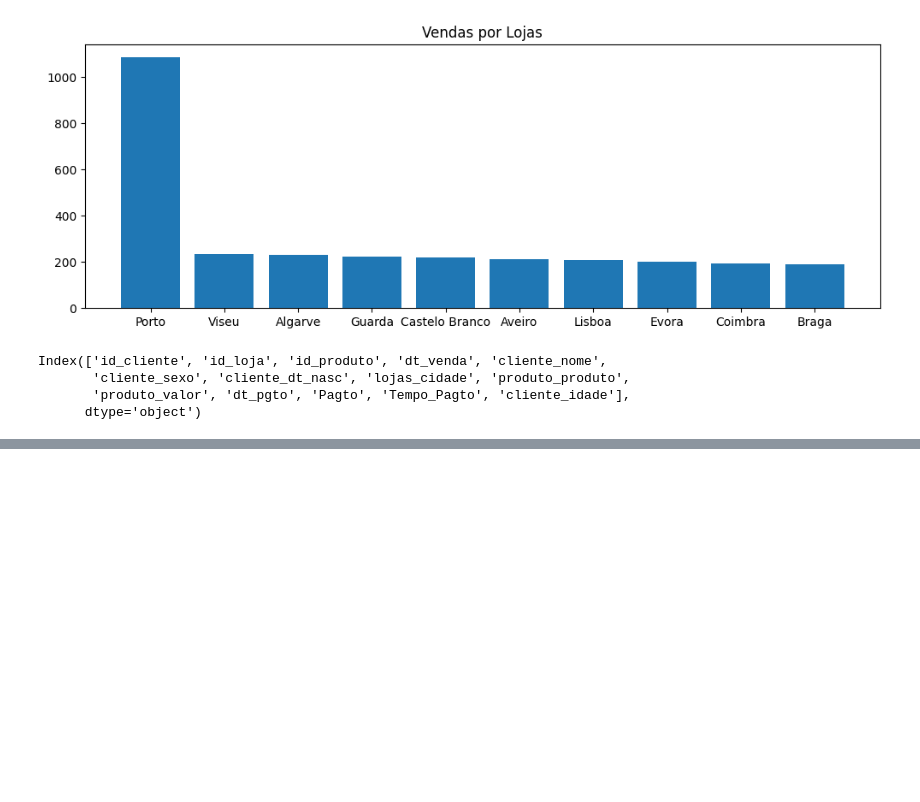
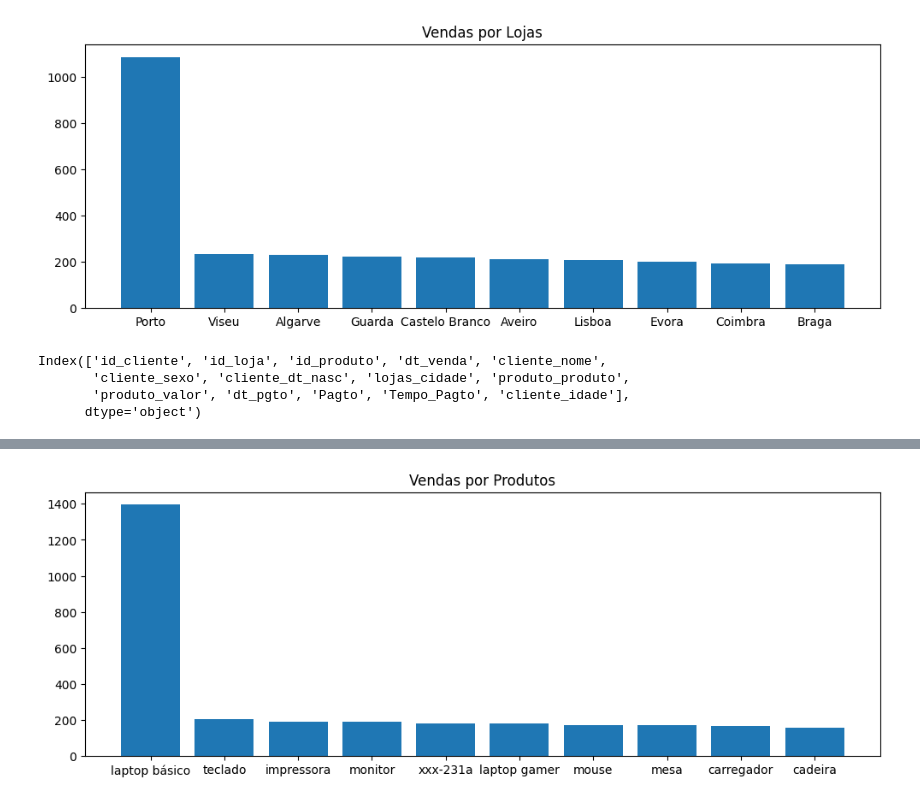
Before and after one commit to Gcango/Analise_Vendas_Soft_You, a Jupyter notebook: Soft_You_Analise_de_Vendas.ipynb, the cells around one changed output, grey strips where cells are left out. Drawn from its saved outputs; the diff is of its cells as text; code cells hidden in the pictures; blank space fills up the shorter version.

```diff
--- a/Soft_You_Analise_de_Vendas.ipynb
+++ b/Soft_You_Analise_de_Vendas.ipynb
@@ -544,3 +543,6 @@ Index(['id_cliente', 'id_loja', 'id_produto', 'dt_venda', 'cliente_nome',
        'cliente_sexo', 'cliente_dt_nasc', 'lojas_cidade', 'produto_produto',
        'produto_valor', 'dt_pgto', 'Pagto', 'Tempo_Pagto', 'cliente_idade'],
       dtype='object')
+# %%
+prodts_qm_vend = dados.groupby('produto_produto').count().produto_valor.sort_values(ascending=False)
+prodts_qm_vend
@@ -546,0 +562,7 @@ Index(['id_cliente', 'id_loja', 'id_produto', 'dt_venda', 'cliente_nome',
+# %%
+##-> projectando o gráfico para essa questão:
+plt.figure(figsize=(12, 4))
+plt.bar(prodts_qm_vend.index, prodts_qm_vend.values)
+plt.title('Vendas por Produtos');
+# %% [output]
+[figure, added]
```
Also changed, not shown: parts of 18 cells of this notebook.
